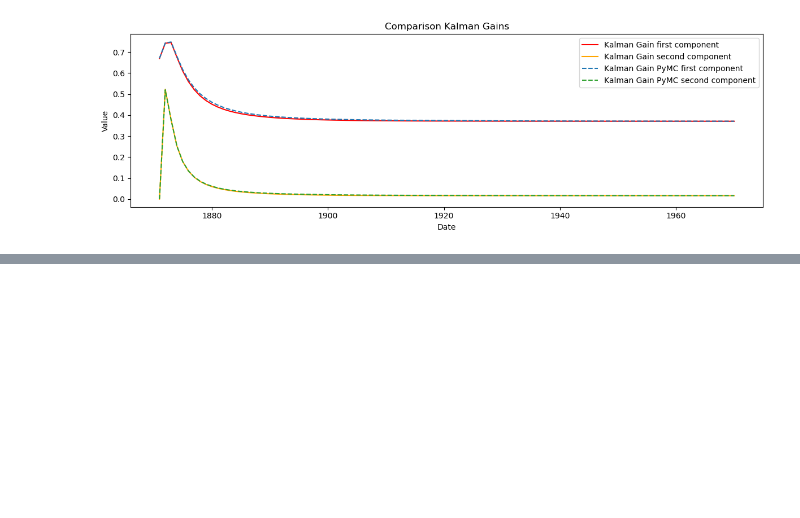
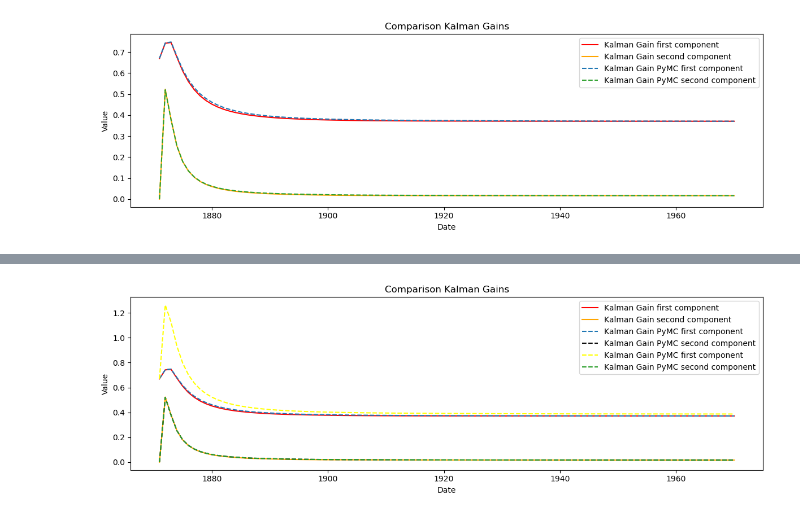
Before and after one commit to andreacate/GSoC2025_PyMC_extracode, a Jupyter notebook: KalmanFilterTesting.ipynb, the cells around one changed output, grey strips where cells are left out. Saved outputs shown, nothing was run; the diff lists cells and outputs as text; code cells hidden in the pictures; blank space fills up the shorter version.

Commit message:
Reorganization of the repo + update of the comparison

```diff
--- a/KalmanFilterTesting.ipynb
+++ b/KalmanFilterTesting.ipynb
@@ -507,0 +568,38 @@ plt.show()
+# %%
+# Extract posterior predictive samples
+kalman_samples1 = kalman_gain_idata1.posterior_predictive["kalman_gain1"].values
+kalman_samples2 = kalman_gain_idata2.posterior_predictive["kalman_gain2"].values
+
+# Average over chains and draws to get posterior mean for each time point
+kalman_mean_pymc1 = kalman_samples1.mean(axis=(0, 1))
+kalman_mean_pymc2 = kalman_samples2.mean(axis=(0, 1))
+# %%
+fig, ax = plt.subplots(figsize=(12, 4))
+
+# Plot observed data
+ax.plot(nile.index, kalman_gain_comp[:,0], label="Kalman Gain first component", color="red", linewidth=1.5)
+
+# Plot observed data
+ax.plot(nile.index, kalman_gain_comp[:,1], label="Kalman Gain second component", color="orange", linewidth=1.5)
+
+# Plot predicted observations
+ax.plot(nile.index, kalman_mean_pymc1[:,0], label="Kalman Gain PyMC first component", linestyle="--", color="tab:blue")
+# Plot predicted observations
+ax.plot(nile.index, kalman_mean_pymc1[:,1], label="Kalman Gain PyMC second component", linestyle="--", color="black")
+
+# Plot predicted observations
+ax.plot(nile.index, kalman_mean_pymc2[:,0], label="Kalman Gain PyMC first component", linestyle="--", color="yellow")
+# Plot predicted observations
+ax.plot(nile.index, kalman_mean_pymc2[:,1], label="Kalman Gain PyMC second component", linestyle="--", color="tab:green")
+
+
+
+# Customize plot
+ax.set_title("Comparison Kalman Gains")
+ax.set_xlabel("Date")
+ax.set_ylabel("Value")
+ax.legend()
+plt.tight_layout()
+plt.show()
+# %% [output]
+[figure, added]
```
Also changed, not shown: parts of 1 cell of this notebook, 22 other files.
